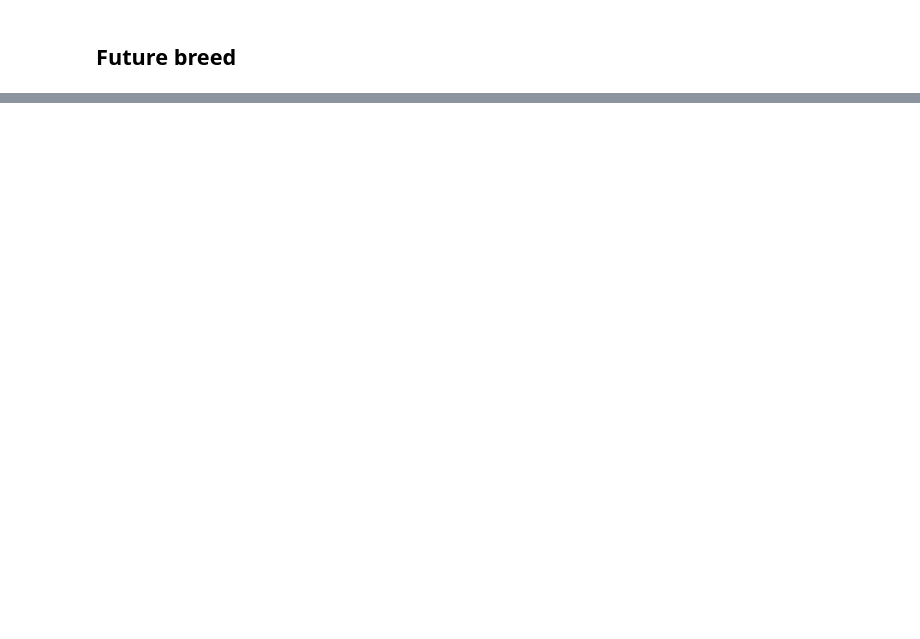
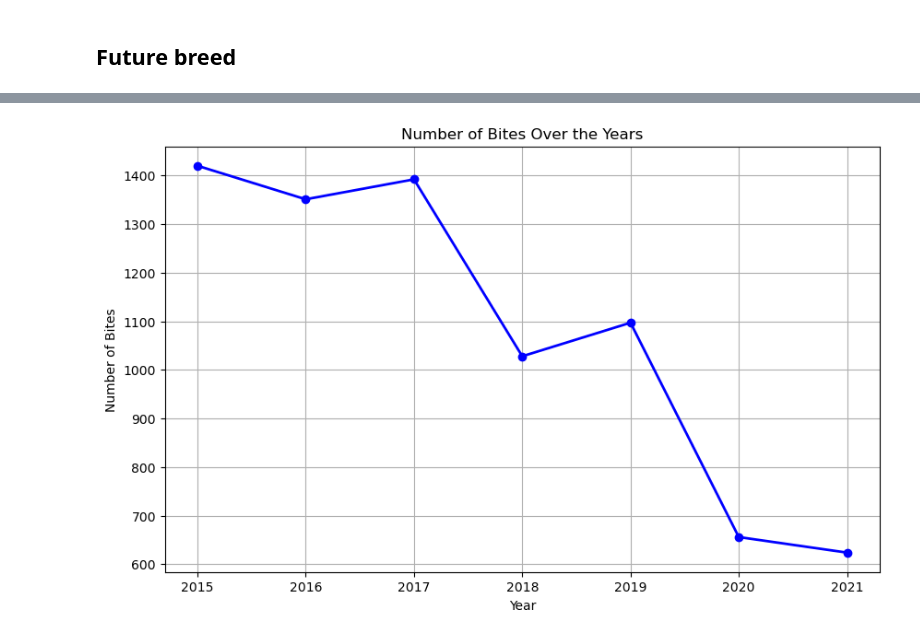
Before and after one commit to mooreforlesss/project_1_group_13, a Jupyter notebook: alex_work_branch/Updated Work.ipynb, the cells around one changed output, grey strips where cells are left out. Saved outputs shown, nothing was run; the diff lists cells and outputs as text; code cells hidden in the pictures; blank space fills up the shorter version.

```diff
--- a/alex_work_branch/Updated Work.ipynb
+++ b/alex_work_branch/Updated Work.ipynb
@@ -483,0 +619,13 @@ breed_mask.unique()
+# %%
+years = [2015, 2016, 2017, 2018, 2019, 2020, 2021]
+num_bites = [1420, 1351, 1392, 1028, 1097, 656, 624]
+# Plot the data using Matplotlib:
+plt.figure(figsize=(10, 6))
+plt.plot(years, num_bites, marker='o', color='b', linestyle='-', linewidth=2)
+plt.xlabel('Year')
+plt.ylabel('Number of Bites')
+plt.title('Number of Bites Over the Years')
+plt.grid(True)
+plt.show()
+# %% [output]
+[figure, added]
```
Also changed, not shown: parts of 31 cells of this notebook, 1 other file.
